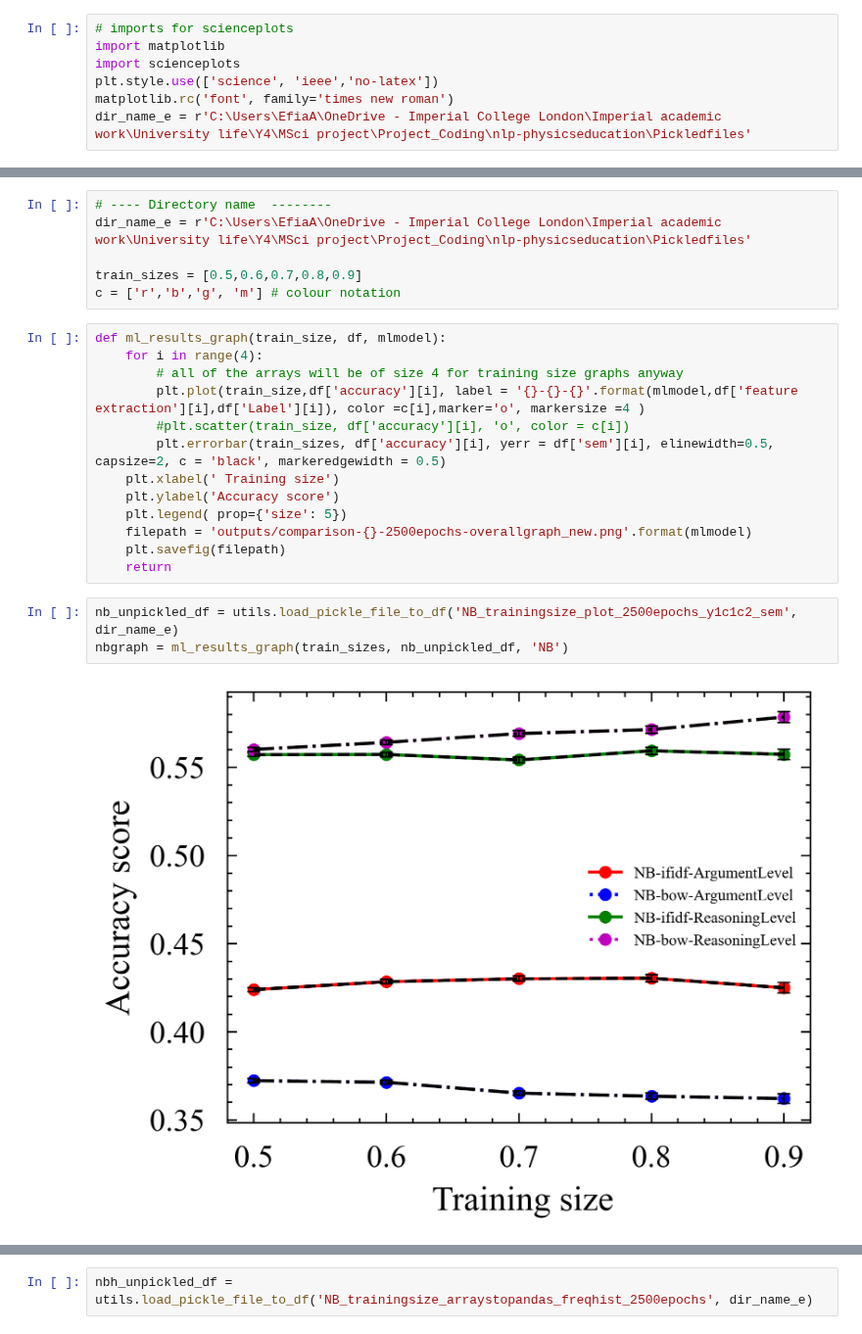
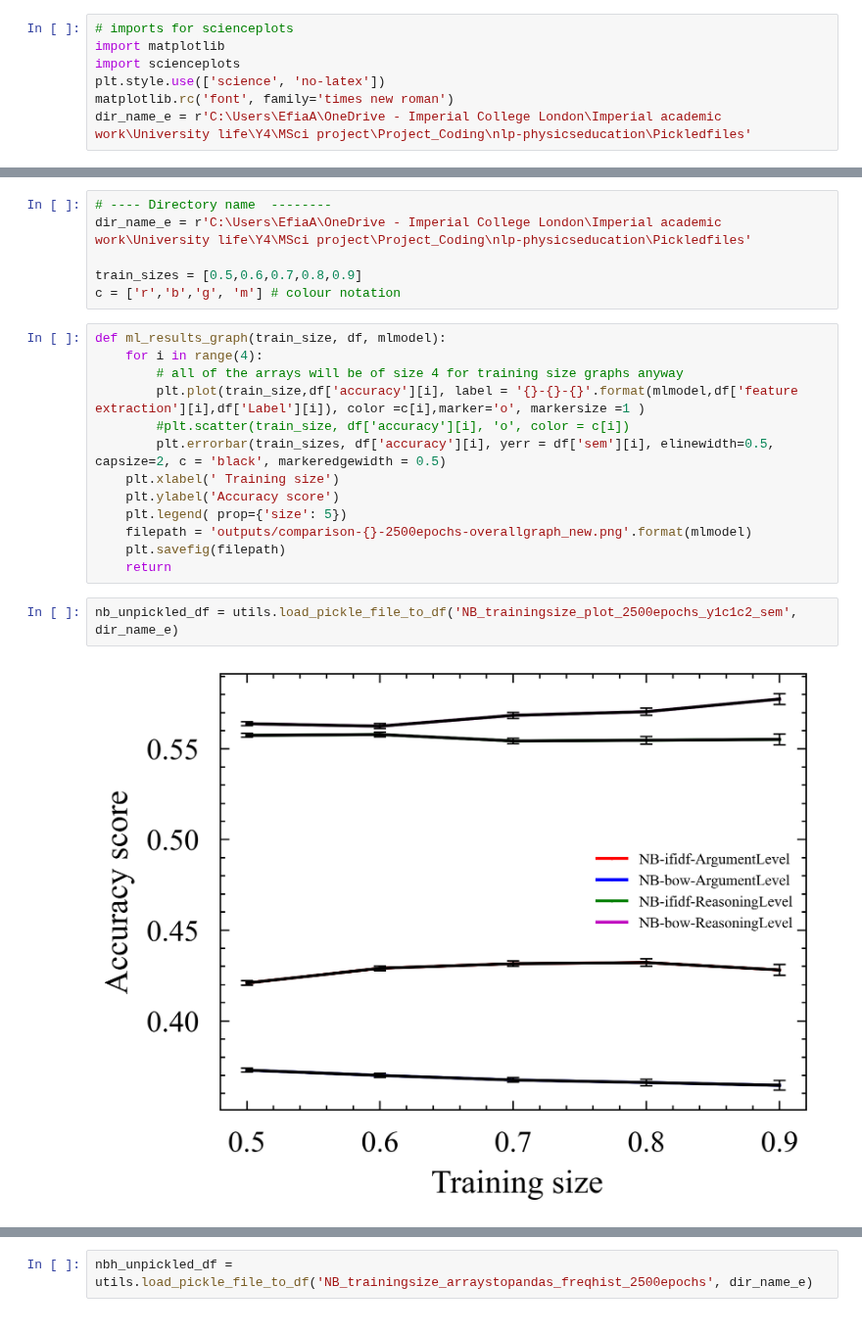
Before and after one commit to jiayang-zhang/nlp-physicseducation, a Jupyter notebook: MLgraphs.ipynb, the cells around one changed output, grey strips where cells are left out. Shown at 98% size. Cells and saved outputs as stored; diff of their text form.

```diff
--- a/MLgraphs.ipynb
+++ b/MLgraphs.ipynb
@@ -9,7 +9,7 @@ import numpy as np
 # imports for scienceplots
 import matplotlib
 import scienceplots
-plt.style.use(['science', 'ieee','no-latex'])
+plt.style.use(['science', 'no-latex'])
 matplotlib.rc('font', family='times new roman')
 dir_name_e = r'C:\Users\EfiaA\OneDrive - Imperial College London\Imperial academic work\University life\Y4\MSci project\Project_Coding\nlp-physicseducation\Pickledfiles'
 # %%
@@ -44,7 +44,7 @@ c = ['r','b','g', 'm'] # colour notation
 def ml_results_graph(train_size, df, mlmodel):
     for i in range(4):
         # all of the arrays will be of size 4 for training size graphs anyway
-        plt.plot(train_size,df['accuracy'][i], label = '{}-{}-{}'.format(mlmodel,df['feature extraction'][i],df['Label'][i]), color =c[i],marker='o', markersize =4 )
+        plt.plot(train_size,df['accuracy'][i], label = '{}-{}-{}'.format(mlmodel,df['feature extraction'][i],df['Label'][i]), color =c[i],marker='o', markersize =1 )
         #plt.scatter(train_size, df['accuracy'][i], 'o', color = c[i])
         plt.errorbar(train_sizes, df['accuracy'][i], yerr = df['sem'][i], elinewidth=0.5, capsize=2, c = 'black', markeredgewidth = 0.5)
     plt.xlabel(' Training size')
@@ -55,6 +55,5 @@ def ml_results_graph(train_size, df, mlmodel):
     return
 # %%
 nb_unpickled_df = utils.load_pickle_file_to_df('NB_trainingsize_plot_2500epochs_y1c1c2_sem', dir_name_e)
-nbgraph = ml_results_graph(train_sizes, nb_unpickled_df, 'NB')
 # %% [output]
-[figure, old version]
+[figure, new version]
```
Also changed, not shown: parts of 2 cells of this notebook, 1 other file.
